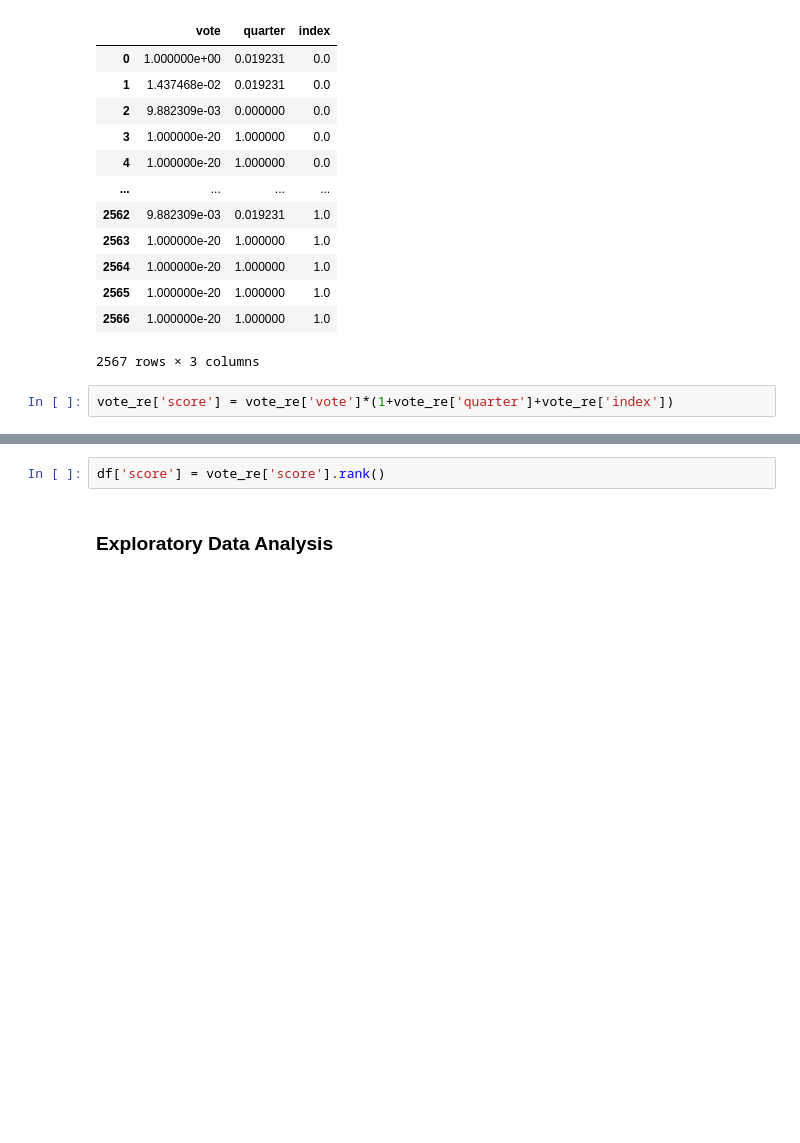
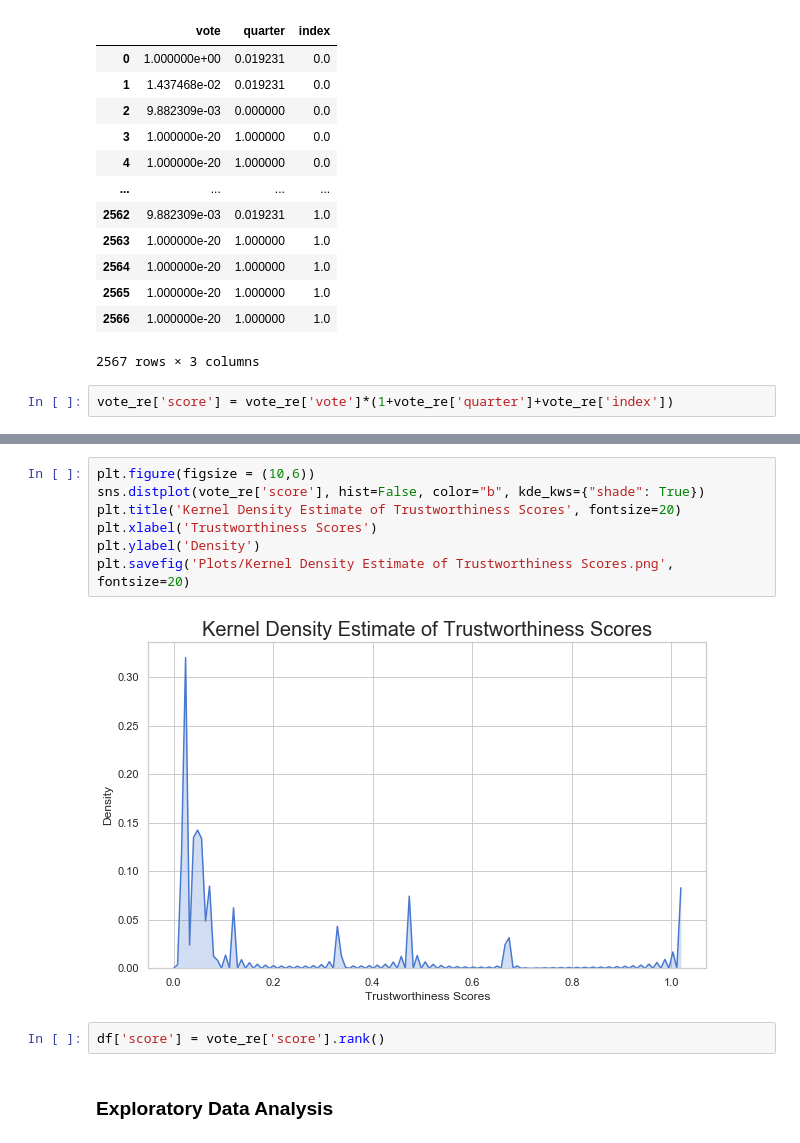
Before and after one commit to liu431/Thesis-Amazon-Review, a Jupyter notebook: data_analysis_electronics.ipynb, the cells around one changed output, grey strips where cells are left out. Drawn from its saved outputs; the diff is of its cells as text; blank space fills up the shorter version.

```diff
--- a/data_analysis_electronics.ipynb
+++ b/data_analysis_electronics.ipynb
@@ -938,6 +1018,15 @@ plt.ylabel('Scale')
 plt.savefig('Plots/Trustworthiness Scores by Accounting for Review Votes.png', fontsize=20)
 # %% [output]
 [figure]
+# %%
+plt.figure(figsize = (10,6))
+sns.distplot(vote_re['score'], hist=False, color="b", kde_kws={"shade": True})
+plt.title('Kernel Density Estimate of Trustworthiness Scores', fontsize=20)
+plt.xlabel('Trustworthiness Scores')
+plt.ylabel('Density')
+plt.savefig('Plots/Kernel Density Estimate of Trustworthiness Scores.png', fontsize=20)
+# %% [output]
+[figure, added]
 # %%
 df['score'] = vote_re['score'].rank()
 # %% [markdown]
```
Also changed, not shown: parts of 9 cells of this notebook.
